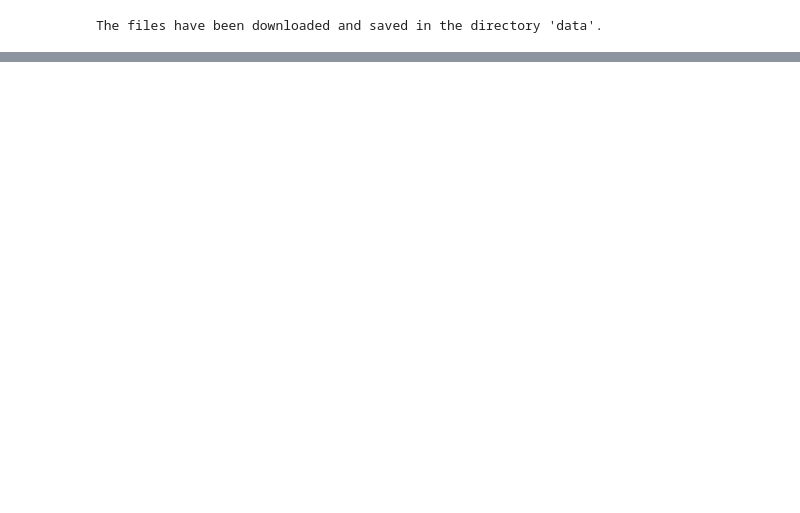
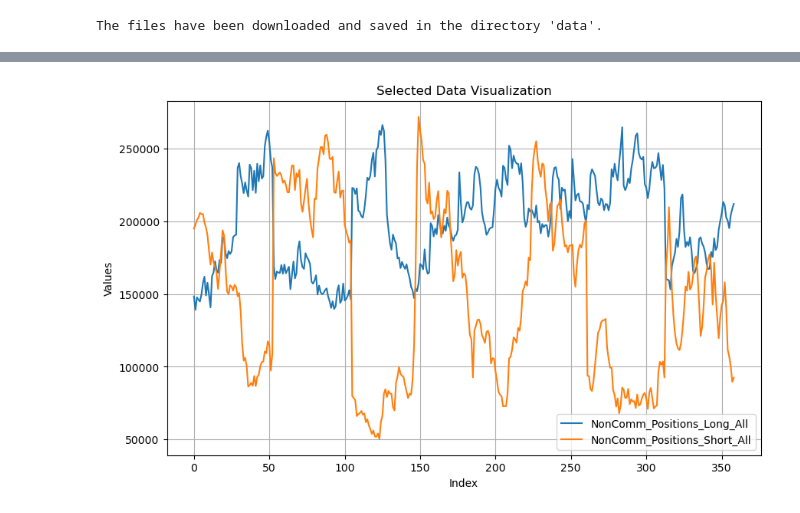
Before and after one commit to SwissDataInsights/Analysis-of-COT-reports, a Jupyter notebook: COT_analyst.ipynb, the cells around one changed output, grey strips where cells are left out. Cells and saved outputs as stored; diff of their text form; code cells hidden in the pictures; blank space fills up the shorter version.

```diff
--- a/COT_analyst.ipynb
+++ b/COT_analyst.ipynb
@@ -55,0 +108,7 @@ The files have been downloaded, linked and saved as 'data/merged_data.csv'.
+# %%
+filtered_data = cot_data[cot_data['Market_and_Exchange_Names'] == 'EURO FX - CHICAGO MERCANTILE EXCHANGE']
+
+filtered_file_path = "data/cot_eur.csv"
+filtered_data.to_csv(filtered_file_path, index=False)
+
+print(f"Filtered data saved to {filtered_file_path}")
@@ -55,0 +117,3 @@ The files have been downloaded, linked and saved as 'data/merged_data.csv'.
+# %%
+cot_eur_data = pd.read_csv(filtered_file_path)
+cot_eur_data.head()
@@ -55,0 +128,16 @@ The files have been downloaded, linked and saved as 'data/merged_data.csv'.
+# %%
+columns_to_plot = ['NonComm_Positions_Long_All', 'NonComm_Positions_Short_All']
+
+plt.figure(figsize=(10, 6))
+for column in columns_to_plot:
+    if column in cot_eur_data.columns:
+        plt.plot(cot_eur_data[column], label=column)
+
+plt.title("Selected Data Visualization")
+plt.xlabel("Index")
+plt.ylabel("Values")
+plt.legend()
+plt.grid()
+plt.show()
+# %% [output]
+[figure, added]
```
Also changed, not shown: parts of 39 cells of this notebook, 12 other files.
